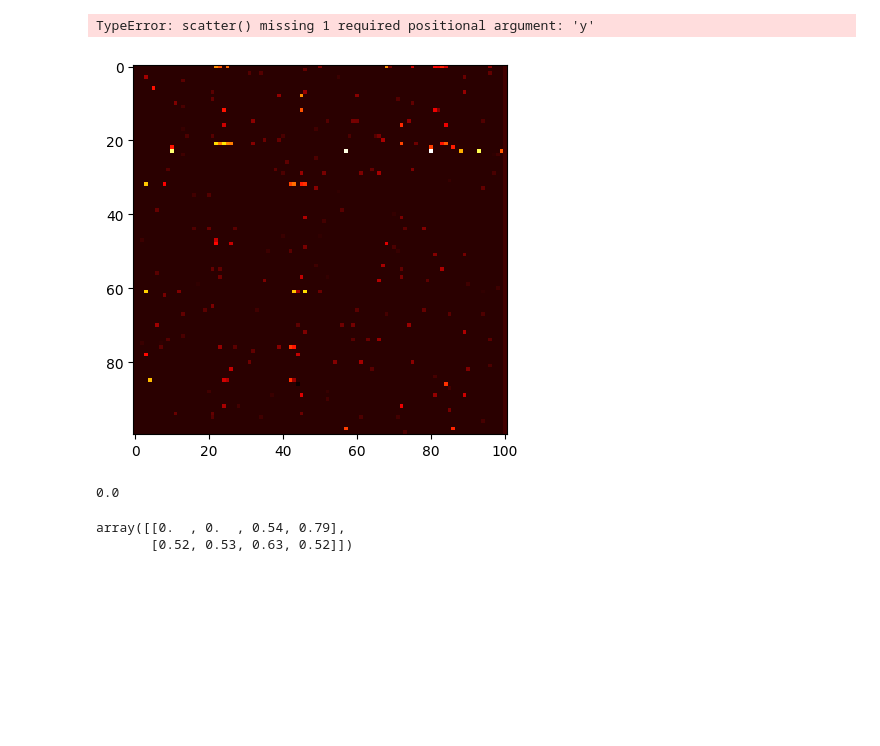
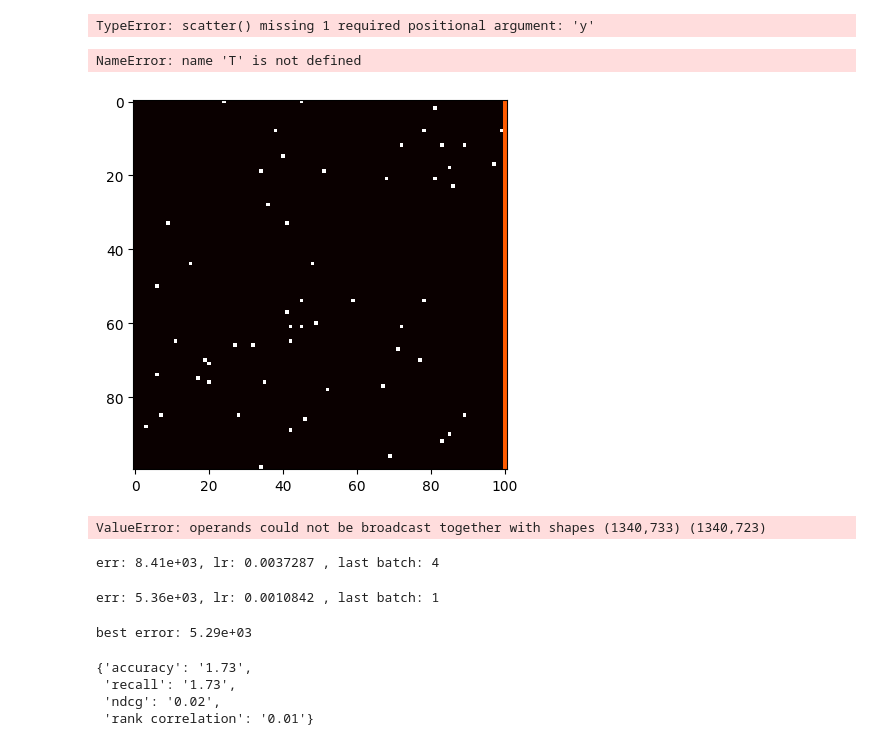
Before and after one commit to aeirya/information-retrieval-course, a Jupyter notebook: hw3/hyperparams.ipynb, the cells around one changed output. Saved outputs shown, nothing was run; the diff lists cells and outputs as text; code cells hidden in the pictures; blank space fills up the shorter version.

Commit message:
draw plots to check retrieval quality

```diff
--- a/hw3/hyperparams.ipynb
+++ b/hw3/hyperparams.ipynb
@@ -178,16 +248,51 @@ ssd.shape
 plt.scatter(single_eps)
 # %% [output]
 TypeError: scatter() missing 1 required positional argument: 'y'
+# %%
+Rt = read_interaction_matrix('test')
+R = read_interaction_matrix('train')
+# %%
+def f(M):
+    return (M * R * 10)[0:100, 0:30]
+
+heatmaps([f(T), f(SS400), f(SSb5000), f(SSb100), f(SSb10)])
+# %% [output]
+NameError: name 'T' is not defined
 # %%
-heatmaps([(S * R * 10)[0:100, 0:100]])
+heatmaps([Rt[0:100, 0:100]])
 # %% [output]
-[figure, old version]
+[figure, new version]
-# %%
-scores[1, 0, 2, 0, 2]
-# %% [output]
-0.0
-# %%
-scores.reshape((-1, 4))
-# %% [output]
-array([[0.  , 0.  , 0.54, 0.79],
-       [0.52, 0.53, 0.63, 0.52]])
+# %%
+R * Rt
+# %% [output]
+ValueError: operands could not be broadcast together with shapes (1340,733) (1340,723)
+# %%
+s_ep = 400
+b_ep = 10
+bat_s = 0.1
+
+q,p = mf(
+    R,
+    lr=(2e-2, 1e-3),
+    n_epochs=s_ep + b_ep,
+    n_latent=64,
+    batch_sample_s=bat_s,
+    sample_s=sin_s,
+    single_epochs=s_ep,
+    single_lr=sin_lr,
+    print_step=2,
+    ff=0.01
+    )
+
+SSb10 = q @ p.T
+# %% [output]
+err: 8.41e+03, lr: 0.0037287 , last batch: 4
+err: 5.36e+03, lr: 0.0010842 , last batch: 1
+best error: 5.29e+03
+# %%
+easy_eval(SSb10)
+# %% [output]
+{'accuracy': '1.73',
+ 'recall': '1.73',
+ 'ndcg': '0.02',
+ 'rank correlation': '0.01'}
```
Also changed, not shown: parts of 10 cells of this notebook, 2 other files.
